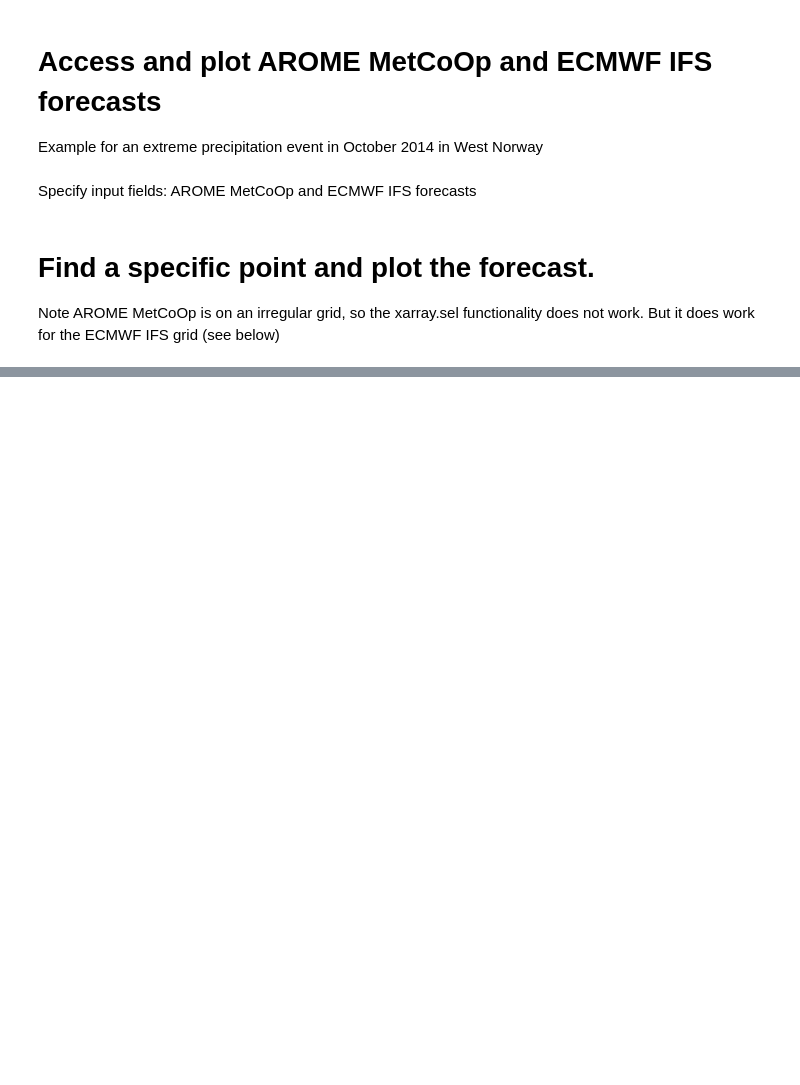
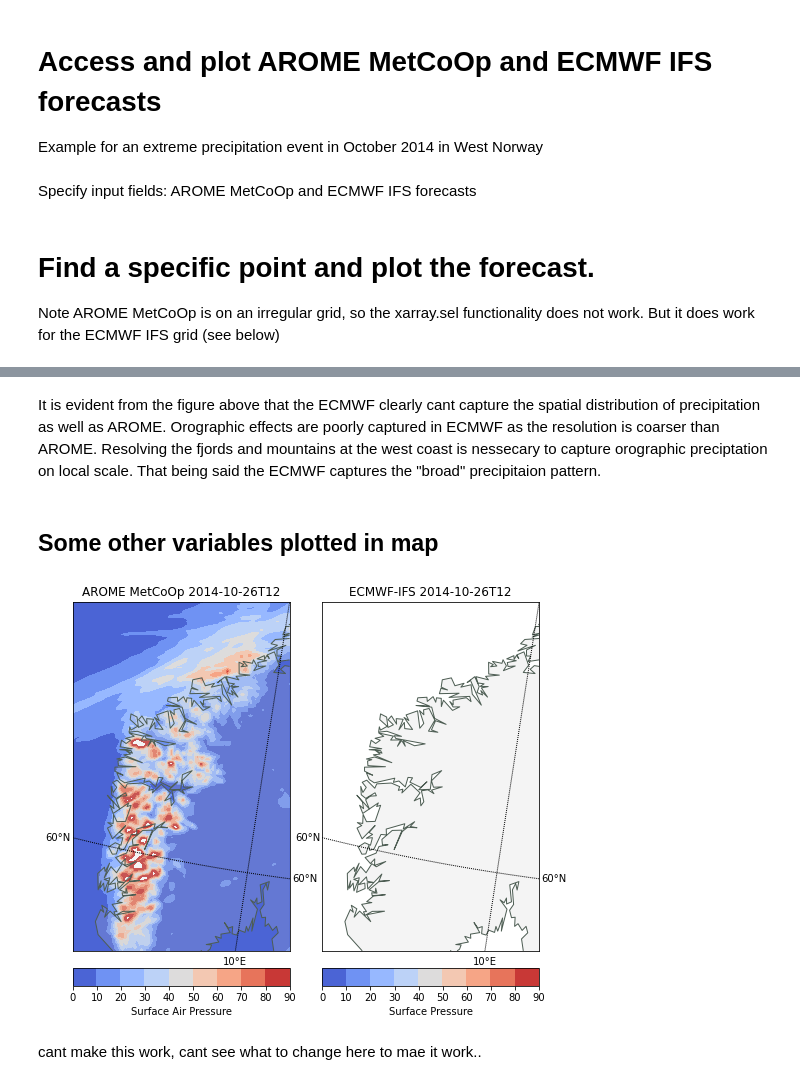
Before and after one commit to eirikngard/GEO4902, a Jupyter notebook: Access_forecast.ipynb, the cells around one changed output, grey strips where cells are left out. Cells and saved outputs as stored; diff of their text form; code cells hidden in the pictures; blank space fills up the shorter version.

```diff
--- a/Access_forecast.ipynb
+++ b/Access_forecast.ipynb
@@ -211,0 +272,39 @@ ecifs
+# %% [markdown]
+It is evident from the figure above that the ECMWF clearly cant capture the spatial distribution of precipitation as well as AROME. Orographic effects are poorly captured in ECMWF as the resolution is coarser than AROME. Resolving the fjords and mountains at the west coast is nessecary to capture orographic preciptation on local scale. That being said the ECMWF captures the "broad" precipitaion pattern.
+# %% [markdown]
+## Some other variables plotted in map
+# %%
+fig = plt.figure(figsize=(7.2,7.2))
+gs = gridspec.GridSpec(1, 2)
+plt.subplots_adjust(left=0.05, right=0.95, top=0.90, bottom=0.05, wspace=0.15, hspace=0.05)
+
+# PLOT (1) REGIONAL MODEL
+
+ax = plt.subplot(gs[0],aspect='equal')
+m.drawcoastlines(color='#4D5D53'); m.fillcontinents(alpha=0.2)
+parallels = np.arange(0.,90,10); m.drawparallels(parallels,labels=[1,1,1,0],fontsize=10)
+meridians = np.arange(0.,360.,10); m.drawmeridians(meridians,labels=[0,0,0,1],latmax=80,fontsize=10)
+x, y = m(np.array(arome.longitude),np.array(arome.latitude))               # compute map proj coordinates.
+cs=m.contourf(x,y,np.array( arome.precipitation_amount_acc[timestep,0,:,:]),
+              cmap=plt.cm.coolwarm,extemd='max',levels=levelsPP)
+
+plt.title ('AROME MetCoOp '+np.datetime_as_string(arome.time[0],unit='h'))
+cbar = m.colorbar(cs,location='bottom',pad="5%")
+cbar.set_label('Surface Air Pressure')
+
+
+# PLOT (2) GLOBAL MODEL
+ax = plt.subplot(gs[1],aspect='equal')
+m.drawcoastlines(color='#4D5D53'); m.fillcontinents(alpha=0.2)
+parallels = np.arange(0.,90,10); m.drawparallels(parallels,labels=[1,1,1,0],fontsize=10)
+meridians = np.arange(0.,360.,10); m.drawmeridians(meridians,labels=[0,0,0,1],latmax=80,fontsize=10)
+x, y = m(*np.meshgrid(ecifs.lon,ecifs.lat))
+cs=m.contourf(x,y,np.array(ecifs.T2M[timestep,:,:]),
+              cmap=plt.cm.coolwarm,extemd='max',levels=levelsPP)
+plt.title ('ECMWF-IFS '+np.datetime_as_string(ecifs.time[0],unit='h'))
+cbar = m.colorbar(cs,location='bottom',pad="5%")
+cbar.set_label('Surface Pressure')
+# %% [output]
+[figure, added]
+# %% [markdown]
+cant make this work, cant see what to change here to mae it work..
```
Also changed, not shown: parts of 7 cells of this notebook.
